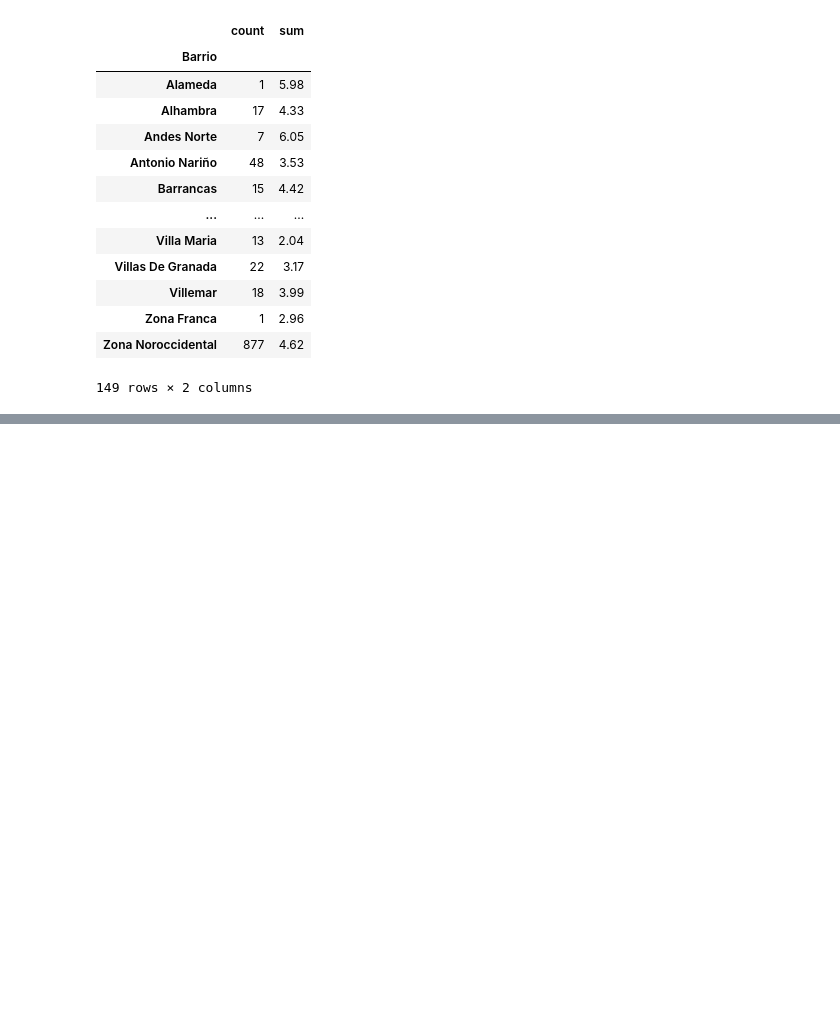
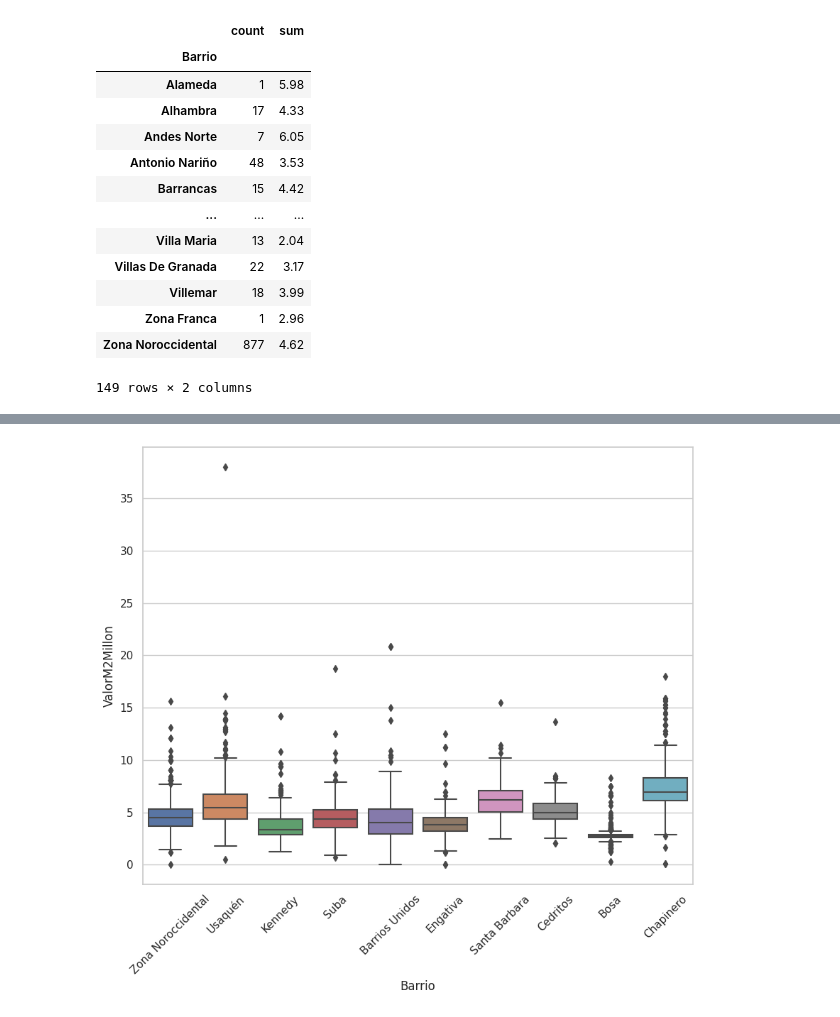
Before and after one commit to zalotores/InmersionDataScienceConPython, a Jupyter notebook: clase1/Clase1.ipynb, the cells around one changed output, grey strips where cells are left out. Cells and saved outputs as stored; diff of their text form; code cells hidden in the pictures; blank space fills up the shorter version.

```diff
--- a/clase1/Clase1.ipynb
+++ b/clase1/Clase1.ipynb
@@ -474,0 +542,6 @@ sns.despine(left=True, bottom=True)
+# %%
+m2Barrio = dict(datosBarrio['ValorM2Barrio'])
+# %%
+inmuebles['ValorM2Barrio'] = inmuebles['Barrio']
+inmuebles['ValorM2Barrio'] = inmuebles['ValorM2Barrio'].map(m2Barrio)
+inmuebles.head(5)
@@ -474,0 +596,7 @@ sns.despine(left=True, bottom=True)
+# %%
+plt.figure(figsize=(10,8))
+ax = sns.boxplot(x= 'Barrio', y = 'ValorM2Millon', data = inmuebles.query('Barrio in @topBarrios'))
+ax.tick_params(axis='x', rotation=45)
+plt.show()
+# %% [output]
+[figure, added]
```
Also changed, not shown: parts of 32 cells of this notebook, 14 other files.
